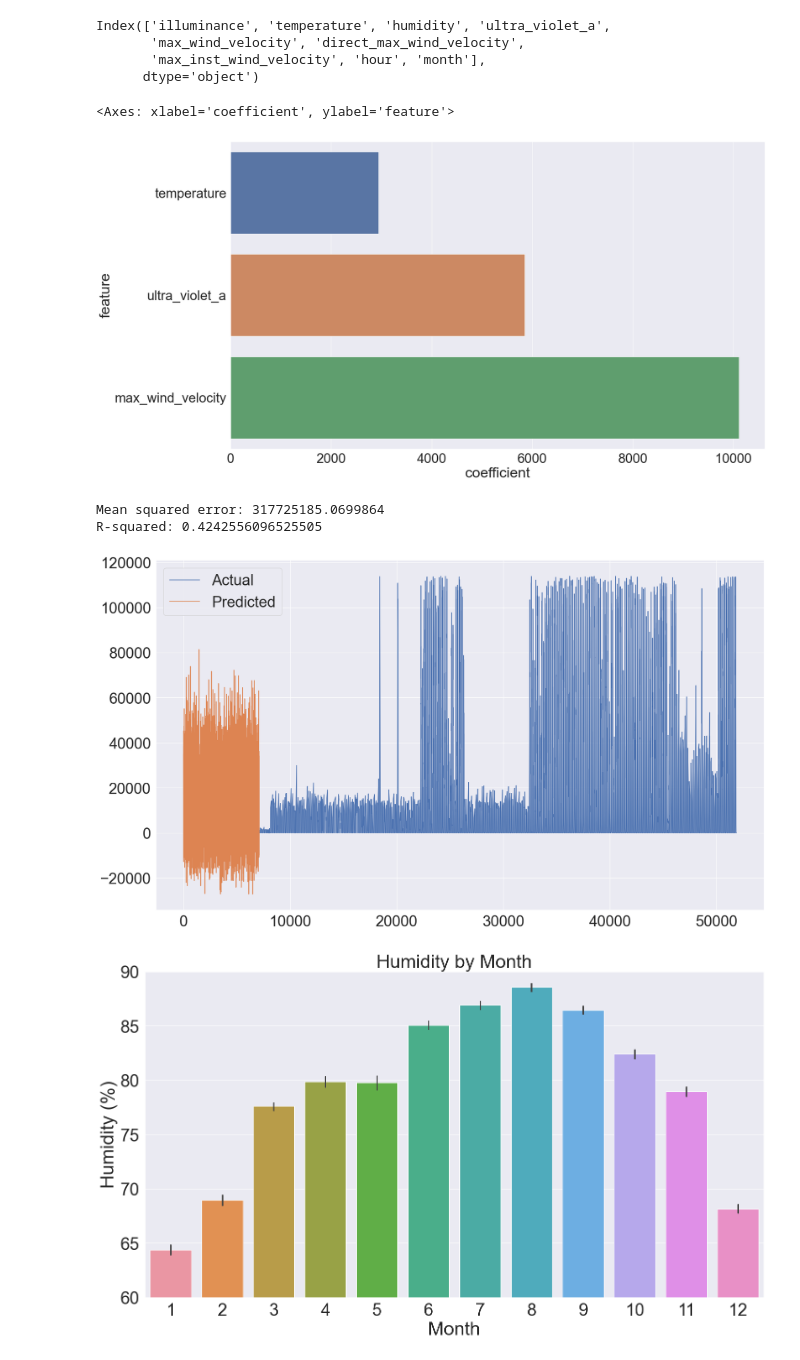
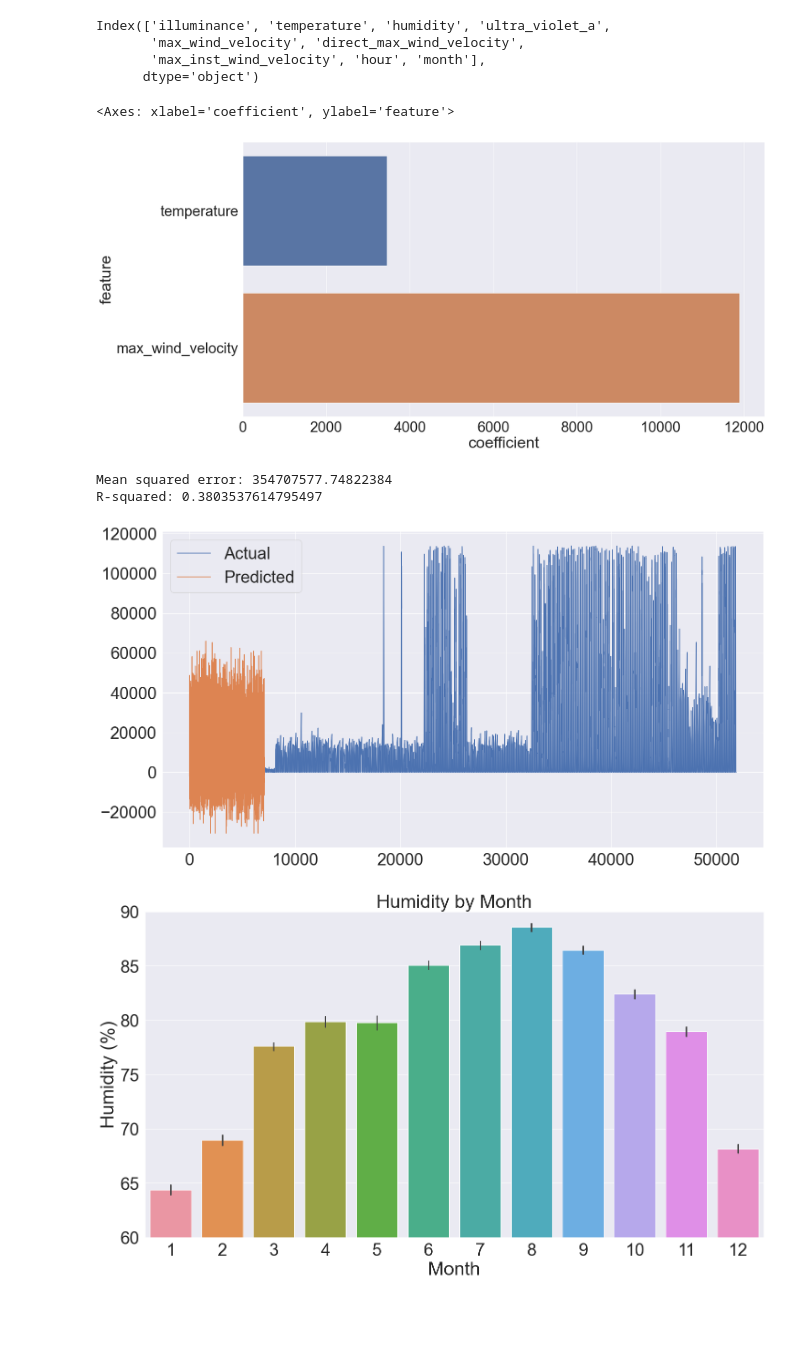
Before and after one commit to chusanapunn/SmartEnvi_AY3T2, a Jupyter notebook: smartEnviA.ipynb, the cells around one changed output. Cells and saved outputs as stored; diff of their text form; code cells hidden in the pictures; blank space fills up the shorter version.

```diff
--- a/smartEnviA.ipynb
+++ b/smartEnviA.ipynb
@@ -322,47 +335,43 @@ Index(['illuminance', 'temperature', 'humidity', 'ultra_violet_a',
        'max_inst_wind_velocity', 'hour', 'month'],
       dtype='object')
 # %%
-X = new_df[['temperature', 'ultra_violet_a', 'max_wind_velocity']]
+X = new_df[['temperature',"max_wind_velocity"]]
 y = new_df['illuminance']
 X_train, X_test, y_train, y_test = train_test_split(X, y, test_size=0.2, random_state=42)
 # initialize the linear regression model
 model = LinearRegression()
 
 # fit the model to the data
 model.fit(X, y)
 
 # print the coefficients for each feature
 coef_df = pd.DataFrame({'feature': X.columns, 'coefficient': model.coef_})
 
 # change font size
 sns.set_context("paper", font_scale=3)
 # plot the coefficients using seaborn
 sns.barplot(x='coefficient', y='feature', data=coef_df)
 # %% [output]
 <Axes: xlabel='coefficient', ylabel='feature'>
-[figure, old version]
+[figure, new version]
 # %%
 y_pred = model.predict(X_test)
 
-# Step 6: Evaluate the model's performance
+
 mse = mean_squared_error(y_test, y_pred)
 r2 = r2_score(y_test, y_pred)
 print("Mean squared error:", mse)
 print("R-squared:", r2)
 
-# Step 7: Tune the model
-# You can use techniques such as regularization or feature selection to improve the model's performance.
-
-# Step 8: Make predictions on new data # Add additional features here
 new_y_pred = model.predict(X_test)
 plt.plot(y, label='Actual')
 plt.plot(new_y_pred, label='Predicted')
 plt.legend()
 plt.show()
 # %% [output]
-Mean squared error: 317725185.0699864
-R-squared: 0.4242556096525505
+Mean squared error: 354707577.74822384
+R-squared: 0.3803537614795497
-[figure, old version]
+[figure, new version]
 # %%
 y_pred = model.predict(X)
 
```
Also changed, not shown: parts of 10 cells of this notebook.
